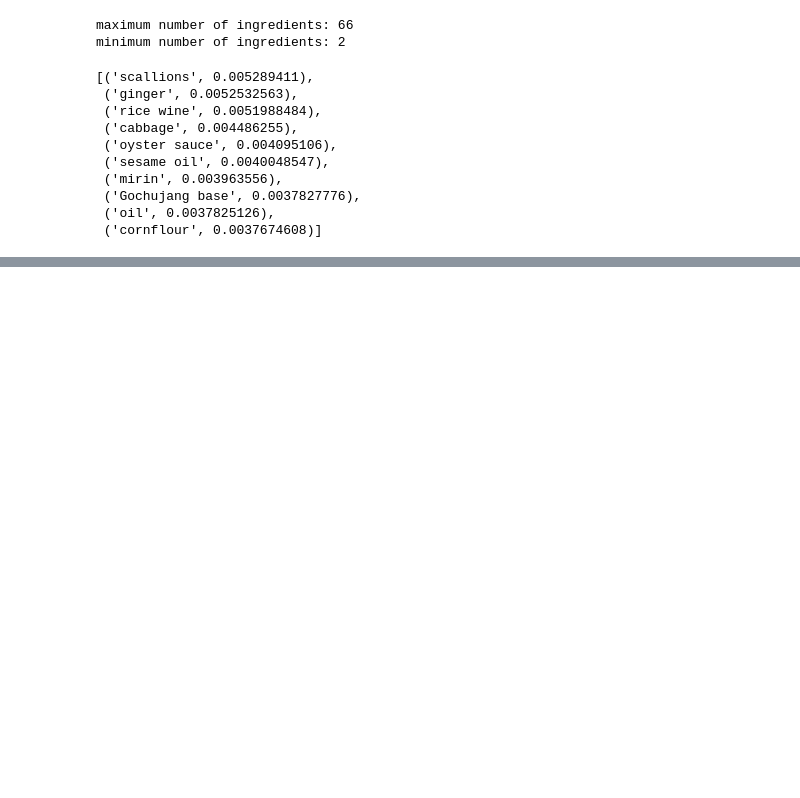
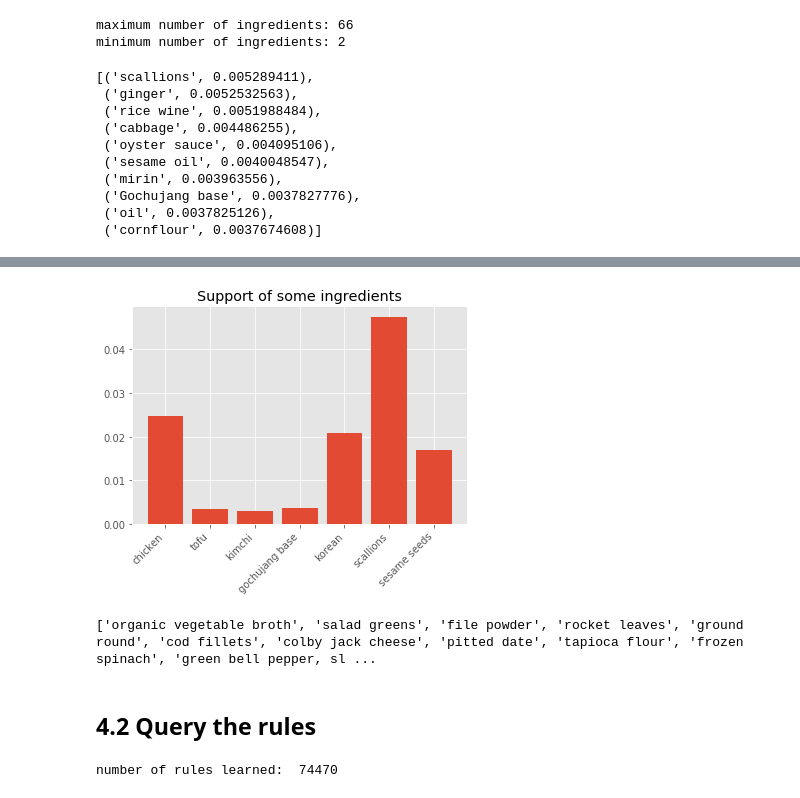
Before and after one commit to irishryoon/recipes, a Jupyter notebook: ingredients_recommendation.ipynb, the cells around one changed output, grey strips where cells are left out. Saved outputs shown, nothing was run; the diff lists cells and outputs as text; code cells hidden in the pictures; blank space fills up the shorter version.

Commit message:
added association rule mining

```diff
--- a/ingredients_recommendation.ipynb
+++ b/ingredients_recommendation.ipynb
@@ -2053,10 +948,0 @@ len(model.wv.vocab)
-# %%
-#explore what word2vec has done
-
-
-# convert word vectors into a matrix
-
-embedding_matrix= np.zeros((len(model.wv.vocab), model.vector_size))
-for i,item in enumerate(model.wv.vocab):
-  embedding_vector=model.wv[item]
-  embedding_matrix[i]=embedding_vector
@@ -2415,6 +948,0 @@ TypeError: ignored
-# %%
-ingredients = []
-for index in df.index:
-  ing = df.at[index,'ingredients']
-  for item in ing:
-    ingredients += item.split()
@@ -2615,0 +966,20 @@ ValueError: ignored
+# %%
+df = pd.read_csv('data/ingredient_recommendation/data.csv')
+cuisine = np.unique(df.cuisine)
+
+# note: ing_cuisine is now a string representation of list
+# need to convert back to list
+ingredients = [ast.literal_eval(df.ing_cuisine[idx]) for idx in range(df.shape[0])]
+
+# change data format to list of tuples for apriori algorithm
+ing_list = [tuple(item) for item in ingredients]
+# %%
+# get the list of ingredients
+ingredients_total = [item for sublist in ing_list for item in sublist]
+
+# count occurrence of ingredients
+ing_count = Counter(ingredients_total)
+
+# sort ingredients in order of decreasing frequency
+ing_by_count = [k for k, v in sorted(ing_count.items(), key = lambda item:item[1])]
+ing_by_count.reverse()
@@ -2615,0 +1003,17 @@ ValueError: ignored
+# %%
+# support of ingredients that I think should be included
+my_ingredients = ['chicken','tofu','kimchi', 'gochujang base', 'korean', 'scallions', 'sesame seeds']
+plt.bar(my_ingredients, [ing_count[item]/len(ing_list) for item in my_ingredients])
+plt.xticks(list(range(len(my_ingredients))), my_ingredients, ha = 'right', rotation=45)
+plt.title('Support of some ingredients')
+plt.show()
+# %% [output]
+[figure, added]
+# %%
+# what are some ingredients with a given support value?
+support = 0.001
+freq = support * len(ing_list)
+ingredients_support = [item for item in ing_by_count if ing_count[item] <= freq + 10 and ing_count[item] >= freq -10 ]
+print(ingredients_support[:20])
+# %% [output]
+['organic vegetable broth', 'salad greens', 'file powder', 'rocket leaves', 'ground round', 'cod fillets', 'colby jack cheese', 'pitted date', 'tapioca flour', 'frozen spinach', 'green bell pepper, sl ...
@@ -2615,0 +1026,10 @@ ValueError: ignored
+# %% [markdown]
+## 4.2 Query the rules
+# %%
+# load the learned rules
+with open("models/association_rule_mining/rules.txt", "rb") as fp:
+    rules = pickle.load(fp)
+
+print('number of rules learned: ', len(rules))
+# %% [output]
+number of rules learned:  74470
```
Also changed, not shown: parts of 225 cells of this notebook.
